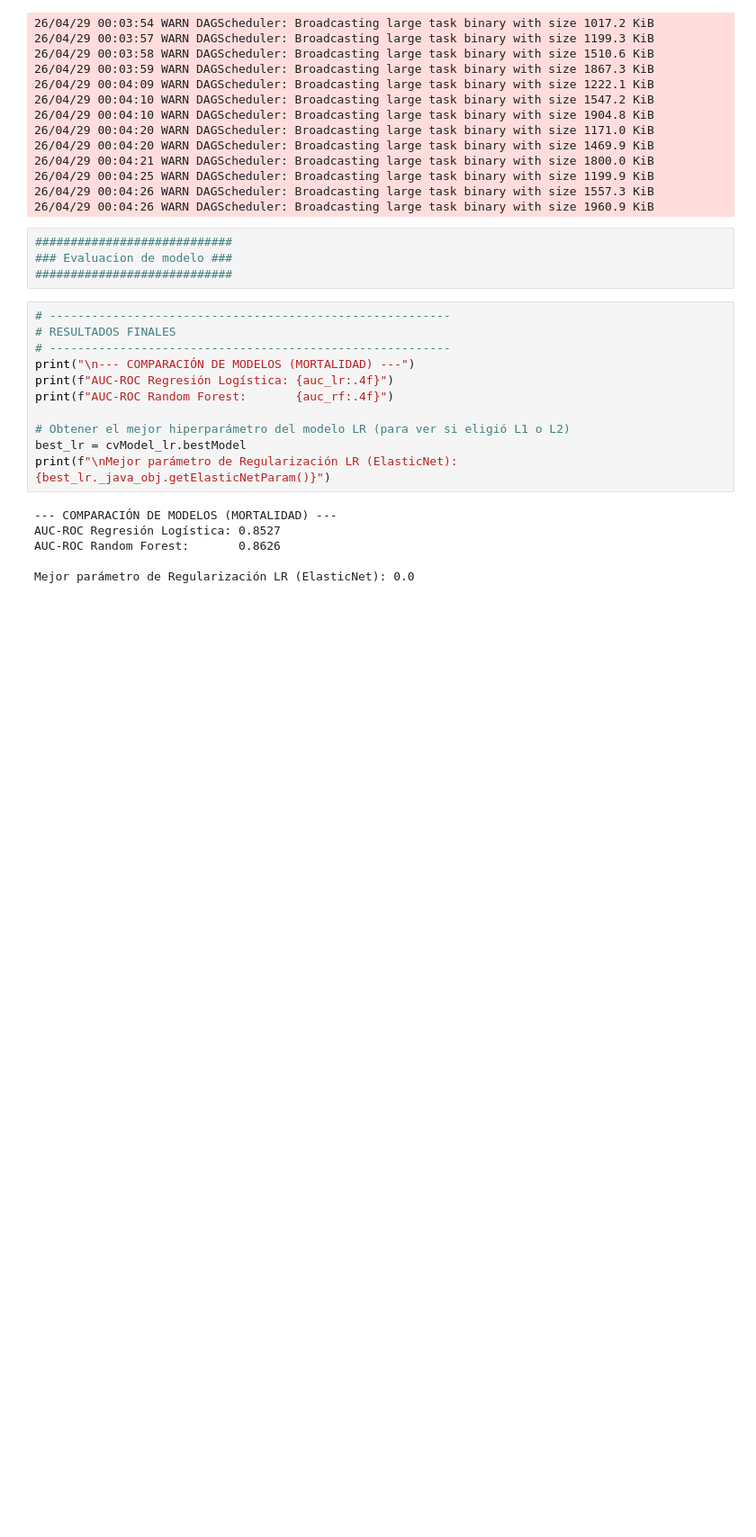
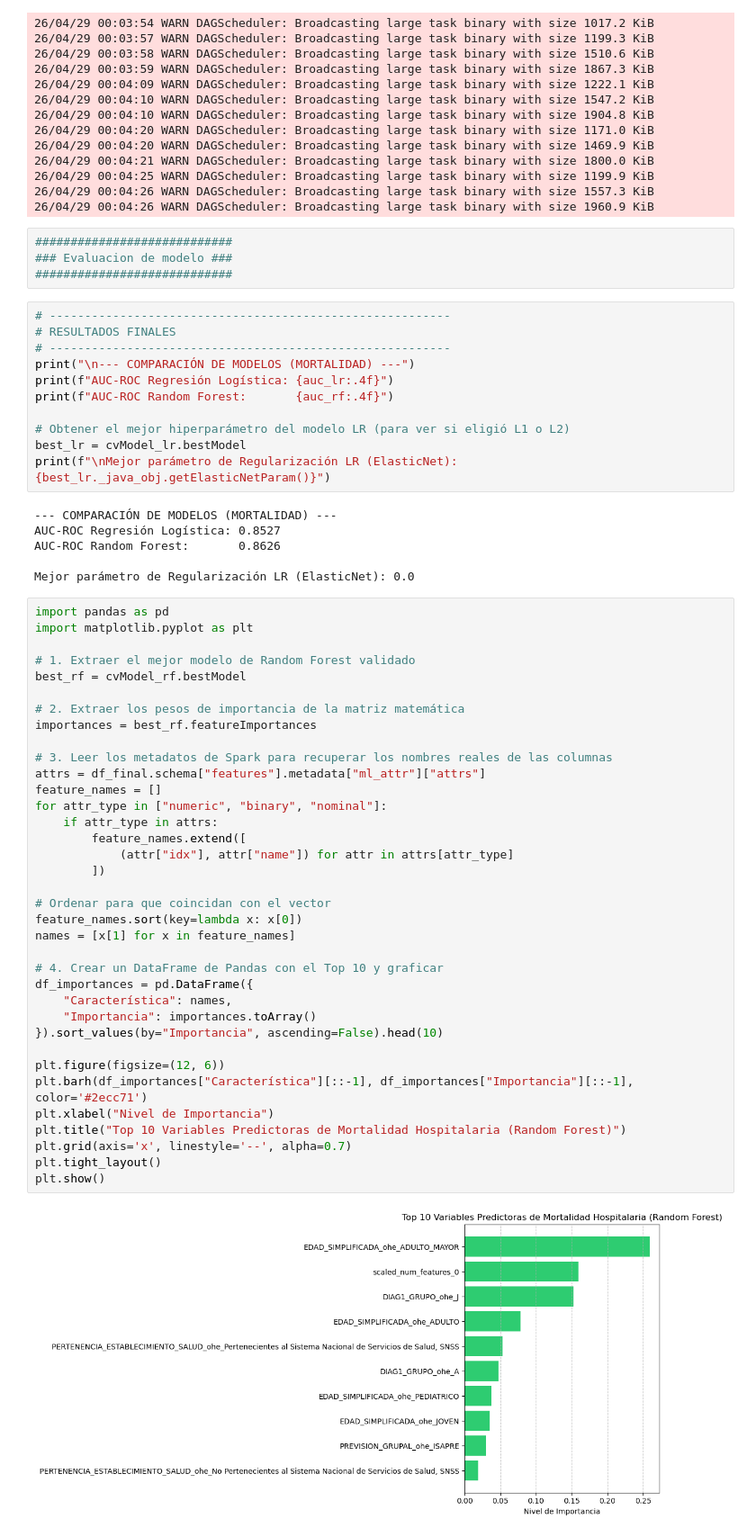
Before and after one commit to FernandoANB/csd_proyecto, a Jupyter notebook: Apache_Spark_ML_EGRESOS_2024.ipynb, the cells around one changed output. Shown at 90% size. Saved outputs shown, nothing was run; the diff lists cells and outputs as text; blank space fills up the shorter version.

```diff
--- a/Apache_Spark_ML_EGRESOS_2024.ipynb
+++ b/Apache_Spark_ML_EGRESOS_2024.ipynb
@@ -319,3 +340,41 @@ AUC-ROC Regresión Logística: 0.8527
 AUC-ROC Random Forest:       0.8626
 
 Mejor parámetro de Regularización LR (ElasticNet): 0.0
+# %%
+import pandas as pd
+import matplotlib.pyplot as plt
+
+# 1. Extraer el mejor modelo de Random Forest validado
+best_rf = cvModel_rf.bestModel
+
+# 2. Extraer los pesos de importancia de la matriz matemática
+importances = best_rf.featureImportances
+
+# 3. Leer los metadatos de Spark para recuperar los nombres reales de las columnas
+attrs = df_final.schema["features"].metadata["ml_attr"]["attrs"]
+feature_names = []
+for attr_type in ["numeric", "binary", "nominal"]:
+    if attr_type in attrs:
+        feature_names.extend([
+            (attr["idx"], attr["name"]) for attr in attrs[attr_type]
+        ])
+
+# Ordenar para que coincidan con el vector
+feature_names.sort(key=lambda x: x[0])
+names = [x[1] for x in feature_names]
+
+# 4. Crear un DataFrame de Pandas con el Top 10 y graficar
+df_importances = pd.DataFrame({
+    "Característica": names,
+    "Importancia": importances.toArray()
+}).sort_values(by="Importancia", ascending=False).head(10)
+
+plt.figure(figsize=(12, 6))
+plt.barh(df_importances["Característica"][::-1], df_importances["Importancia"][::-1], color='#2ecc71')
+plt.xlabel("Nivel de Importancia")
+plt.title("Top 10 Variables Predictoras de Mortalidad Hospitalaria (Random Forest)")
+plt.grid(axis='x', linestyle='--', alpha=0.7)
+plt.tight_layout()
+plt.show()
+# %% [output]
+[figure, added]
```
Also changed, not shown: parts of 4 cells of this notebook, 2 other files.
